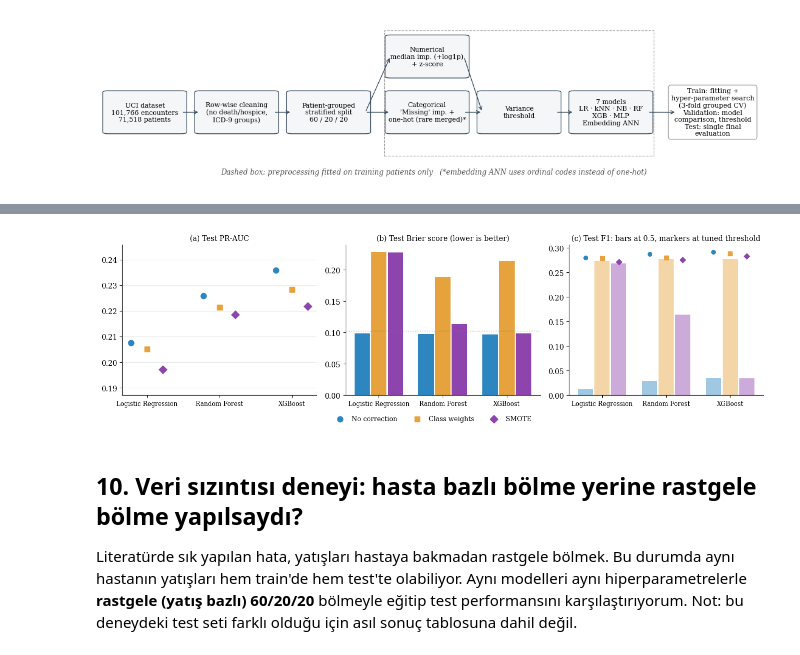
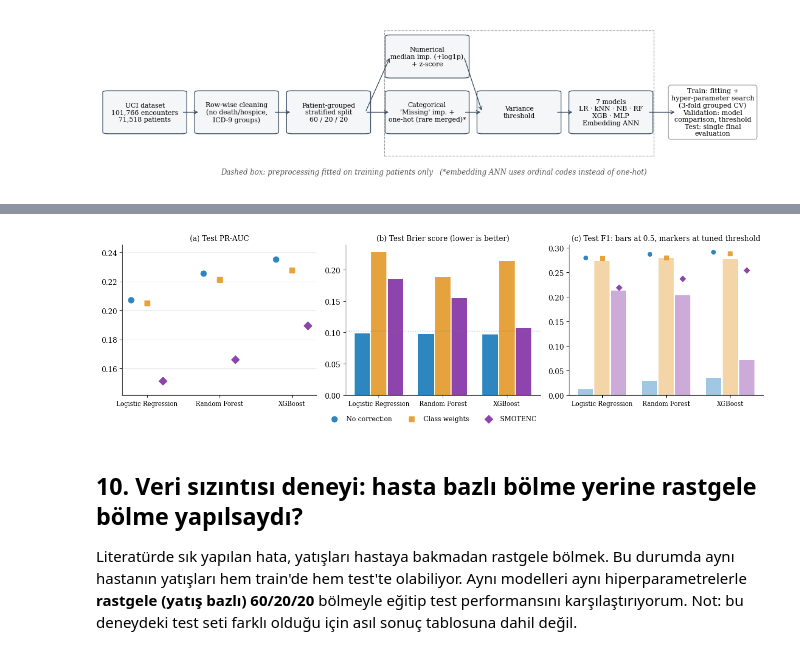
Before and after one commit to ReyhanOnbasi/YSA-F26-diabetes-readmission, a Jupyter notebook: YSA_F26_readmission.ipynb, the cells around one changed output, grey strips where cells are left out. Saved outputs shown, nothing was run; the diff lists cells and outputs as text; code cells hidden in the pictures.

```diff
--- a/YSA_F26_readmission.ipynb
+++ b/YSA_F26_readmission.ipynb
@@ -1031,17 +1120,46 @@ Her varyantın eşiği yine validation'da seçiliyor. Ayrıca varsayılan 0,5 e
 # %%
+# SMOTENC sayısal sütunlarda ara değer üretir, kategorik sütunlarda komşulardan birinin kategorisini seçer
+def make_mixed_preprocessor():
+    return ColumnTransformer([
+        ("num", Pipeline([("imp", SimpleImputer(strategy="median")),
+                          ("sc", StandardScaler())]), NUM_PLAIN),
+        ("skew", Pipeline([("imp", SimpleImputer(strategy="median")),
+                           ("log", FunctionTransformer(np.log1p, feature_names_out="one-to-one")),
+                           ("sc", StandardScaler())]), SKEWED),
+        ("cat", Pipeline([("imp", SimpleImputer(strategy="constant", fill_value="Missing")),
+                          ("ord", OrdinalEncoder(handle_unknown="use_encoded_value",
+                                                 unknown_value=-1, min_frequency=50))]), CAT_COLS),
+    ], sparse_threshold=0.0)
+
+
+def make_imbalance_pipeline(classifier, use_smotenc=False):
+    n_numeric = len(NUM_PLAIN) + len(SKEWED)
+    categorical_idx = list(range(n_numeric, n_numeric + len(CAT_COLS)))
+    steps = [("prep", make_mixed_preprocessor())]
+    if use_smotenc:
+        steps.append(("smotenc", SMOTENC(categorical_features=categorical_idx,
+                                        random_state=SEED, k_neighbors=5)))
+    post = ColumnTransformer([
+        ("num", "passthrough", list(range(n_numeric))),
+        ("cat", OneHotEncoder(handle_unknown="ignore", min_frequency=50,
+                               sparse_output=False), categorical_idx),
+    ], sparse_threshold=0.0)
+    steps += [("ohe", post), ("vt", VarianceThreshold(0.0)), ("clf", classifier)]
+    return ImbPipeline(steps)
+
+
 pos_w = (y_train == 0).sum() / (y_train == 1).sum()
 imb_rows = []
 for n in ["LR", "RF", "XGB"]:
     base = clone(models[n][0]).set_params(**best_params[n])
     cw = {"scale_pos_weight": pos_w} if n == "XGB" else {"class_weight": "balanced"}
     variants = {
-        "No correction": make_pipe(clone(base)),
-        "Class weights": make_pipe(clone(base).set_params(**cw)),
-        "SMOTE": ImbPipeline([("prep", make_preprocessor()), ("vt", VarianceThreshold(0.0)),
-                              ("smote", SMOTE(random_state=SEED)), ("clf", clone(base))]),
+        "No correction": make_imbalance_pipeline(clone(base)),
+        "Class weights": make_imbalance_pipeline(clone(base).set_params(**cw)),
+        "SMOTENC": make_imbalance_pipeline(clone(base), use_smotenc=True),
     }
     for v, pipe in variants.items():
-        pipe.fit(X_train[FEATURES], y_train)          # SMOTE yalnızca burada, train üzerinde çalışır
+        pipe.fit(X_train[FEATURES], y_train)
         p_va = pipe.predict_proba(X_val[FEATURES])[:, 1]
         thr = best_threshold(y_val, p_va)
         p_te = pipe.predict_proba(X_test[FEATURES])[:, 1]
@@ -1074,33 +1192,33 @@ Gerçek pozitif oran (test): 0.1158
 # %%
 fig, axes = plt.subplots(1, 3, figsize=(13, 3.6))
-strat = ["No correction", "Class weights", "SMOTE"]
-st_col = {"No correction": "#2E86C1", "Class weights": "#E6A23C", "SMOTE": "#8E44AD"}
-st_mk = {"No correction": "o", "Class weights": "s", "SMOTE": "D"}
+strat = ["No correction", "Class weights", "SMOTENC"]
+st_col = {"No correction": "#2E86C1", "Class weights": "#E6A23C", "SMOTENC": "#8E44AD"}
+st_mk = {"No correction": "o", "Class weights": "s", "SMOTENC": "D"}
 mods = ["Logistic Regression", "Random Forest", "XGBoost"]
 x = np.arange(len(mods))
 for k, sname in enumerate(strat):
     sub_i = imb[imb.Strategy == sname].set_index("Model").loc[mods]
     # PR-AUC için nokta grafiği (eksen sıfırdan başlamıyor), Brier ve F1 için sıfırdan başlayan çubuklar
     axes[0].scatter(x + (k - 1) * 0.22, sub_i["PR-AUC"], s=60, color=st_col[sname], marker=st_mk[sname],
                     zorder=3, label=sname)
     axes[1].bar(x + (k - 1) * 0.26, sub_i["Brier"], 0.24, color=st_col[sname])
     axes[2].bar(x + (k - 1) * 0.26, sub_i["F1 @ 0.5"], 0.24, color=st_col[sname], alpha=0.45)
     axes[2].scatter(x + (k - 1) * 0.26, sub_i["F1"], color=st_col[sname], marker=st_mk[sname], s=30, zorder=3)
 for ax, t in zip(axes, ["(a) Test PR-AUC", "(b) Test Brier score (lower is better)",
                         "(c) Test F1: bars at 0.5, markers at tuned threshold"]):
     ax.set_xticks(x)
     ax.set_xticklabels(mods, fontsize=8.5)
     ax.set_title(t, fontsize=10)
 pr = imb["PR-AUC"]
 axes[0].set_ylim(pr.min() - 0.01, pr.max() + 0.01)
 axes[0].grid(axis="y", alpha=0.3)
 axes[1].axhline(brier_score_loss(y_test, probs_dummy), ls=":", color="grey", lw=0.9)
 handles, labels = axes[0].get_legend_handles_labels()
 fig.legend(handles, labels, loc="lower center", ncol=3, frameon=False, fontsize=9, bbox_to_anchor=(0.5, -0.07))
 plt.tight_layout()
 save_fig("fig14_imbalance")
 # %% [output]
-[figure, old version]
+[figure, new version]
 # %% [markdown]
 ## 10. Veri sızıntısı deneyi: hasta bazlı bölme yerine rastgele bölme yapılsaydı?
 Literatürde sık yapılan hata, yatışları hastaya bakmadan rastgele bölmek. Bu durumda aynı hastanın yatışları hem train'de hem test'te olabiliyor. Aynı modelleri aynı hiperparametrelerle **rastgele (yatış bazlı) 60/20/20** bölmeyle eğitip test performansını karşılaştırıyorum. Not: bu deneydeki test seti farklı olduğu için asıl sonuç tablosuna dahil değil.
```
Also changed, not shown: parts of 36 cells of this notebook, 26 other files.
